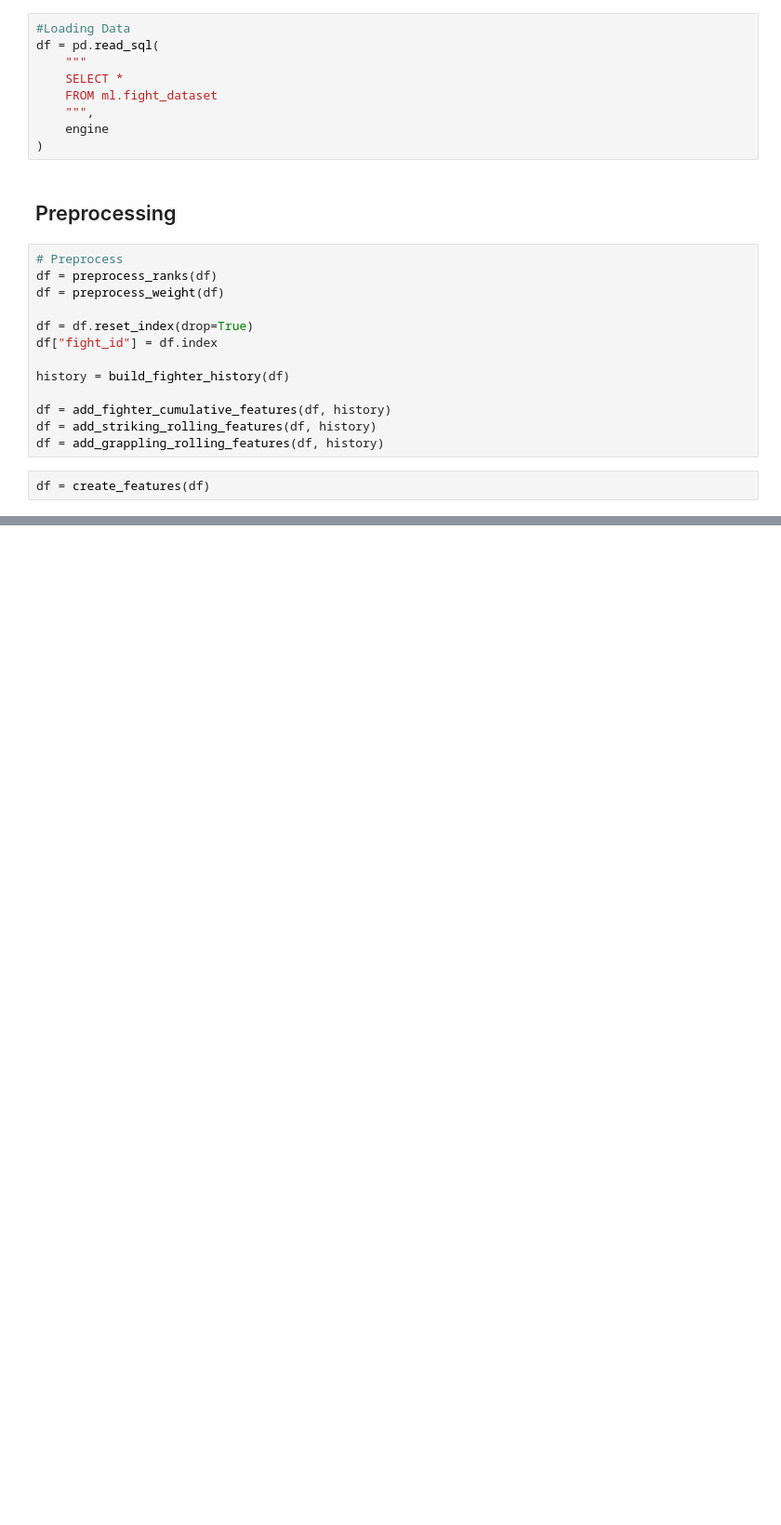
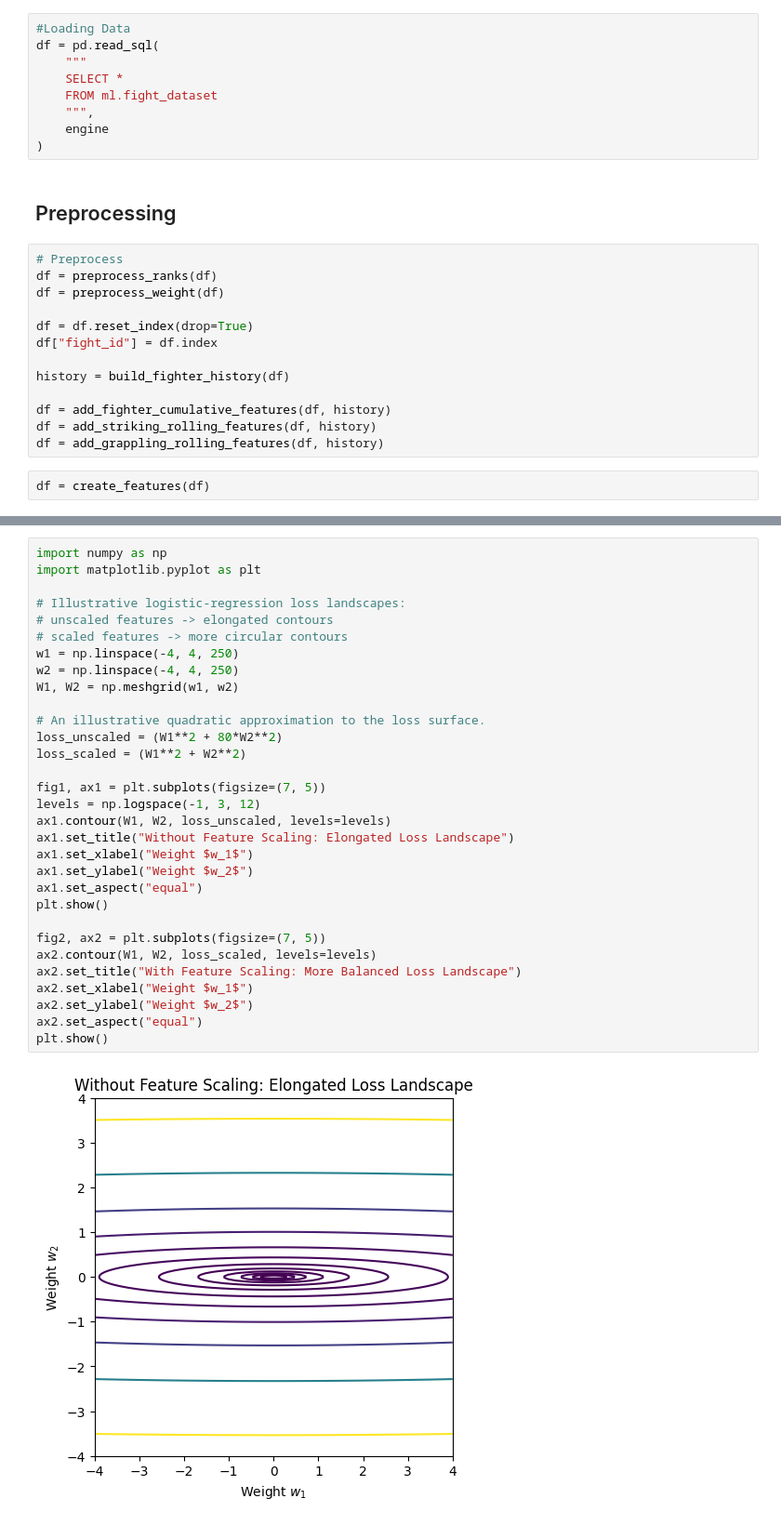
Before and after one commit to PatrickHuynh837/MMAlytics, a Jupyter notebook: model/analysis.ipynb, the cells around one changed output, grey strips where cells are left out. Shown at 93% size. Saved outputs shown, nothing was run; the diff lists cells and outputs as text; blank space fills up the shorter version.

```diff
--- a/model/analysis.ipynb
+++ b/model/analysis.ipynb
@@ -96 +100,34 @@ fighter_1_win
 Name: count, dtype: int64
+# %%
+import numpy as np
+import matplotlib.pyplot as plt
+
+# Illustrative logistic-regression loss landscapes:
+# unscaled features -> elongated contours
+# scaled features -> more circular contours
+w1 = np.linspace(-4, 4, 250)
+w2 = np.linspace(-4, 4, 250)
+W1, W2 = np.meshgrid(w1, w2)
+
+# An illustrative quadratic approximation to the loss surface.
+loss_unscaled = (W1**2 + 80*W2**2)
+loss_scaled = (W1**2 + W2**2)
+
+fig1, ax1 = plt.subplots(figsize=(7, 5))
+levels = np.logspace(-1, 3, 12)
+ax1.contour(W1, W2, loss_unscaled, levels=levels)
+ax1.set_title("Without Feature Scaling: Elongated Loss Landscape")
+ax1.set_xlabel("Weight $w_1$")
+ax1.set_ylabel("Weight $w_2$")
+ax1.set_aspect("equal")
+plt.show()
+
+fig2, ax2 = plt.subplots(figsize=(7, 5))
+ax2.contour(W1, W2, loss_scaled, levels=levels)
+ax2.set_title("With Feature Scaling: More Balanced Loss Landscape")
+ax2.set_xlabel("Weight $w_1$")
+ax2.set_ylabel("Weight $w_2$")
+ax2.set_aspect("equal")
+plt.show()
+# %% [output]
+[figure, added]
```
Also changed, not shown: parts of 4 cells of this notebook, 3 other files.
